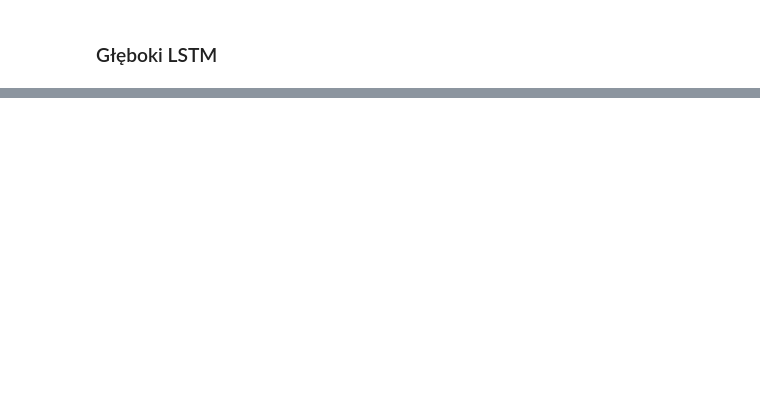
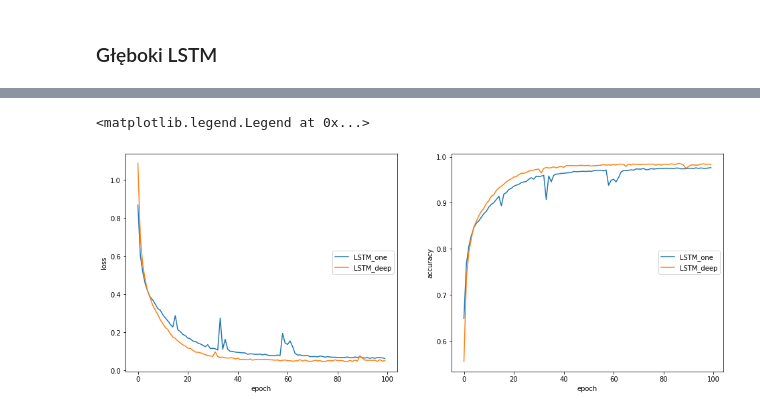
Before and after one commit to INFJakZda/Emotion-Recognition, a Jupyter notebook: reports/Emotion_Recognition.ipynb, the cells around one changed output, grey strips where cells are left out. Cells and saved outputs as stored; diff of their text form; code cells hidden in the pictures; blank space fills up the shorter version.

Commit message:
LSTM one and deep comparison

```diff
--- a/reports/Emotion_Recognition.ipynb
+++ b/reports/Emotion_Recognition.ipynb
@@ -269,2 +369,6 @@ ax2.legend(['train'], loc='lower right')
 # %% [markdown]
 ### Głęboki LSTM
+# %%
+modelDeep = getDeepLSTM(embeddingMatrix)
+
+modelDeep.summary()
@@ -270,0 +393,3 @@ ax2.legend(['train'], loc='lower right')
+# %%
+historyDeep = modelDeep.fit(dataTrain, trainLabels, validation_data=(dataDev, devLabels), epochs=NUM_EPOCHS, batch_size=BATCH_SIZE)
+modelDeep.save(mainPath + 'EP%d_LR%de-5_LDim%d_BS%d_DEEP.h5' % (NUM_EPOCHS, int(LEARNING_RATE * (10 ** 5)), LSTM_DIM, BATCH_SIZE))
@@ -270,0 +414,15 @@ ax2.legend(['train'], loc='lower right')
+# %%
+rcParams['figure.figsize'] = 16, 6
+
+fig, (ax1, ax2) = plt.subplots(1, 2)
+ax1.plot(history.history['loss'])
+ax1.plot(historyDeep.history['loss'])
+ax1.set(xlabel='epoch', ylabel='loss')
+ax1.legend(['LSTM_one', 'LSTM_deep'], loc='right')
+ax2.plot(history.history['acc'])
+ax2.plot(historyDeep.history['acc'])
+ax2.set(xlabel='epoch', ylabel='accuracy')
+ax2.legend(['LSTM_one', 'LSTM_deep'], loc='right')
+# %% [output]
+<matplotlib.legend.Legend at 0x...>
+[figure, added]
```
Also changed, not shown: parts of 13 cells of this notebook.
